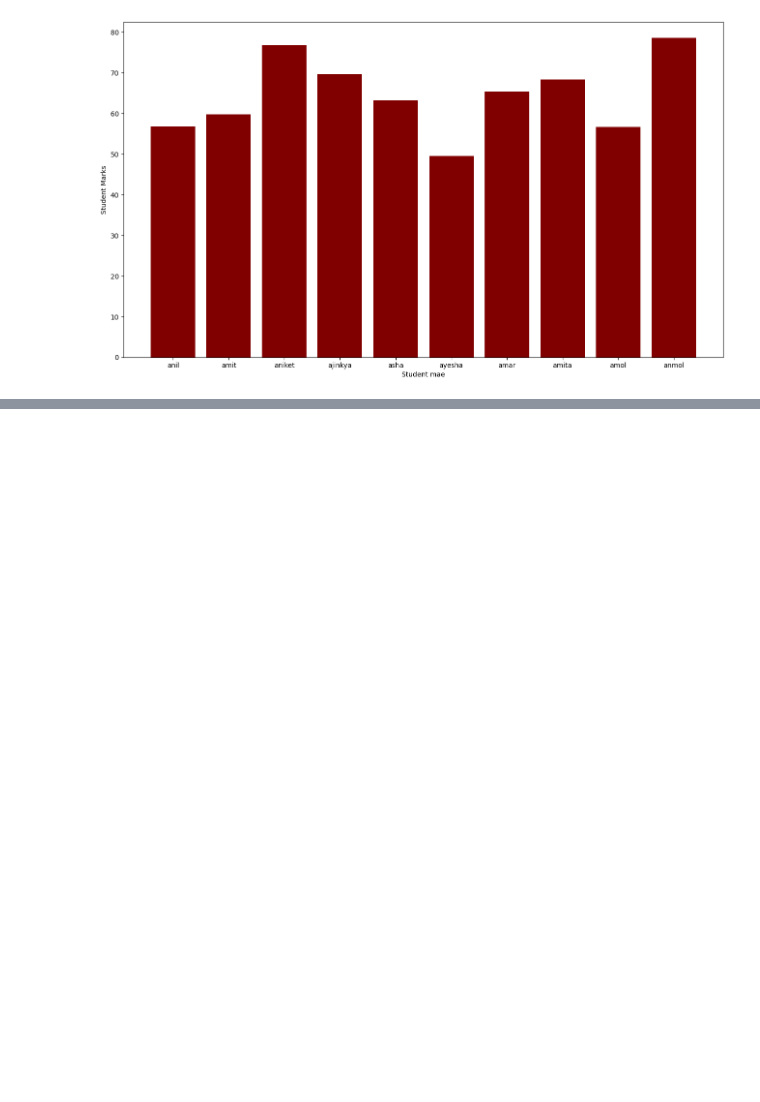
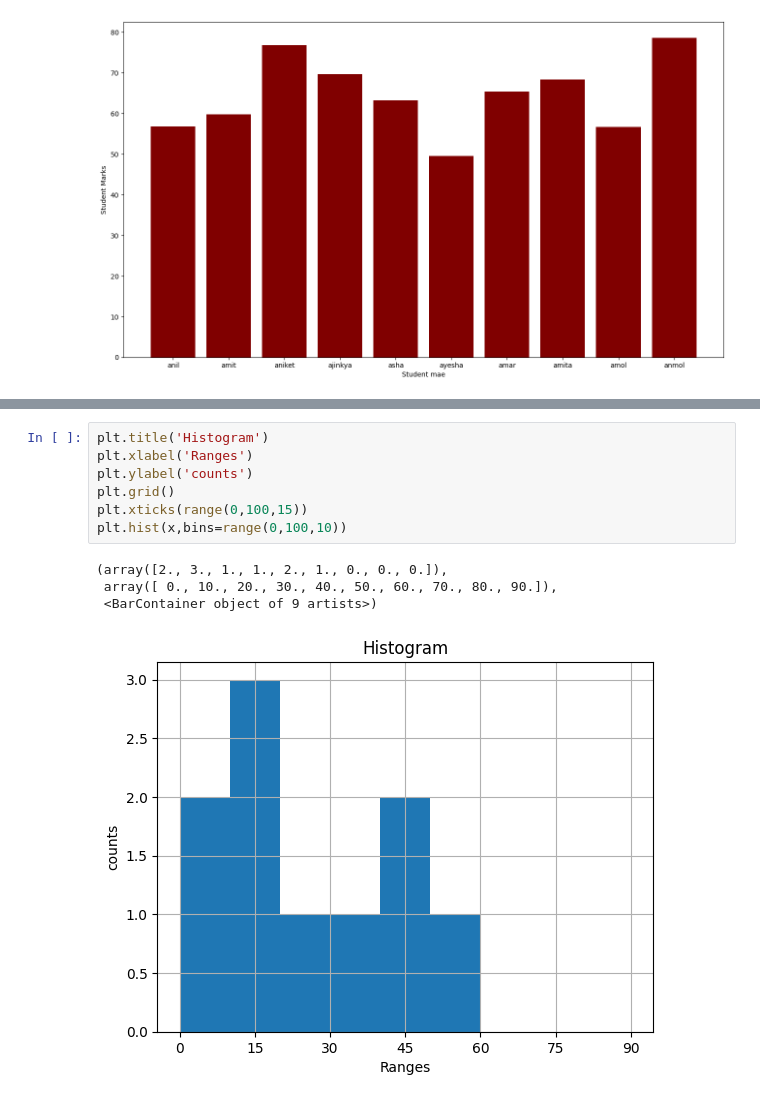
Before and after one commit to Bhargav080803/Value-Added-Program, a Jupyter notebook: matplotlib/matplotlib.ipynb, the cells around one changed output, grey strips where cells are left out. Saved outputs shown, nothing was run; the diff lists cells and outputs as text; blank space fills up the shorter version.

```diff
--- a/matplotlib/matplotlib.ipynb
+++ b/matplotlib/matplotlib.ipynb
@@ -117,0 +136,12 @@ plt.bar(df['name'],df['marks'],color='maroon')
+# %%
+plt.title('Histogram')
+plt.xlabel('Ranges')
+plt.ylabel('counts')
+plt.grid()
+plt.xticks(range(0,100,15))
+plt.hist(x,bins=range(0,100,10))
+# %% [output]
+(array([2., 3., 1., 1., 2., 1., 0., 0., 0.]),
+ array([ 0., 10., 20., 30., 40., 50., 60., 70., 80., 90.]),
+ <BarContainer object of 9 artists>)
+[figure, added]
```
Also changed, not shown: parts of 9 cells of this notebook, 1 other file.
